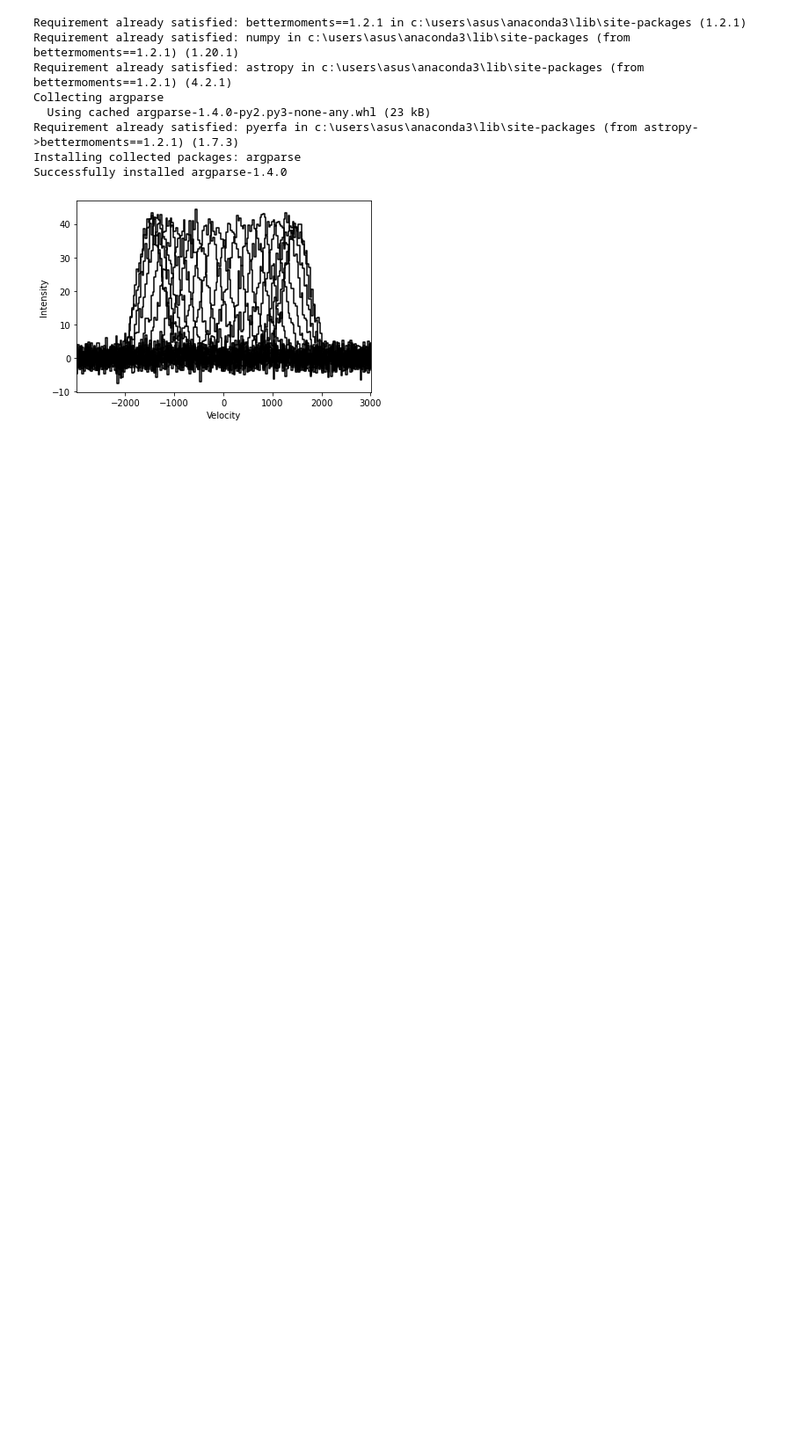
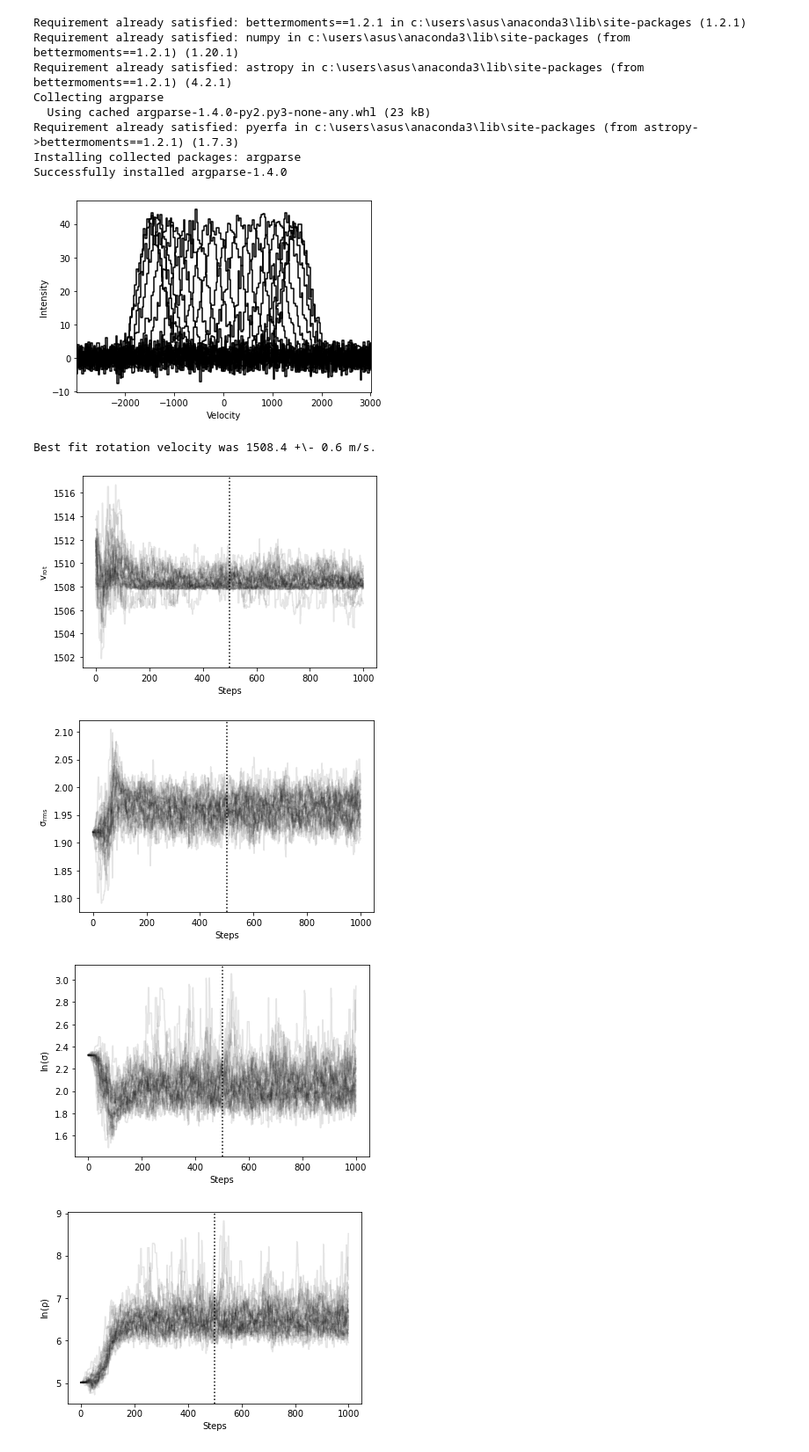
Before and after one commit to khalid-hasan/CMSC6950_Project, a Jupyter notebook: fitcube_1.ipynb, the cells around one changed output. Shown at 88% size. Saved outputs shown, nothing was run; the diff lists cells and outputs as text; code cells hidden in the pictures; blank space fills up the shorter version.

```diff
--- a/fitcube_1.ipynb
+++ b/fitcube_1.ipynb
@@ -36,3 +36,13 @@ np.random.seed(123)
 ensemble = gaussian_ensemble(vrot=1500., Tb=40., dV=350., rms=2.0, N=20, plot=True, return_annulus=True)
 # %% [output]
 [figure]
+# %%
+# Get the percentiles of the parameters.
+vrot, *hyperparams = ensemble.get_vlos(fit_method='GP')
+print("Best fit rotation velocity was %.1f +\- %.1f m/s." % (vrot[1], 0.5 * (vrot[2] - vrot[0])))
+# %% [output]
+Best fit rotation velocity was 1508.4 +\- 0.6 m/s.
+[figure, added]
+[figure, added]
+[figure, added]
+[figure, added]
```
Also changed, not shown: parts of 3 cells of this notebook.
